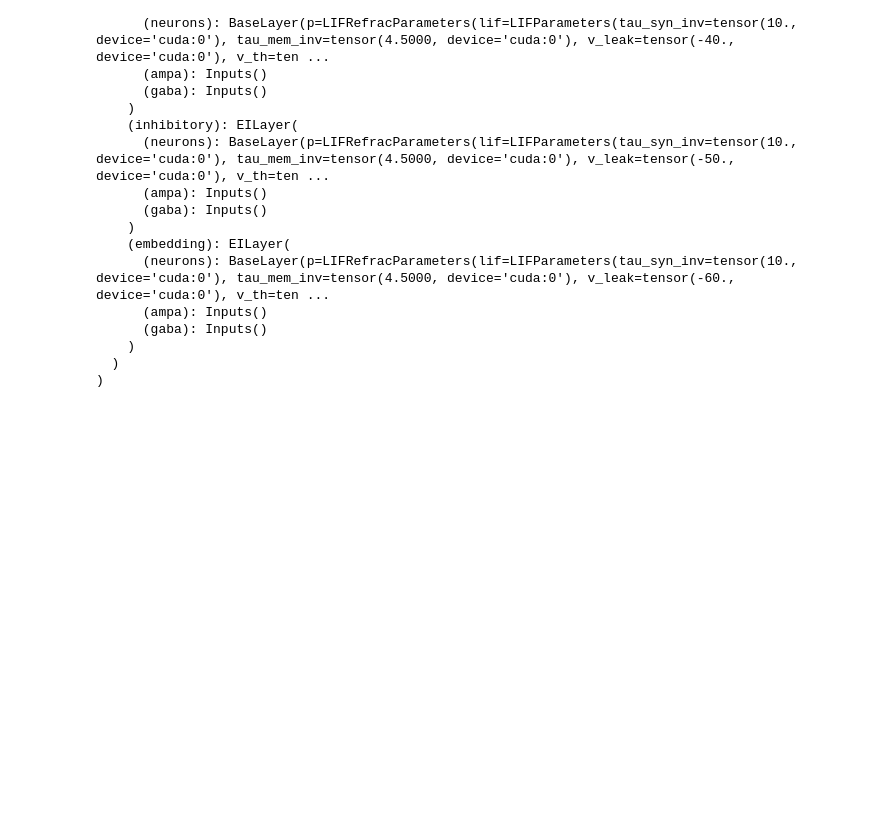
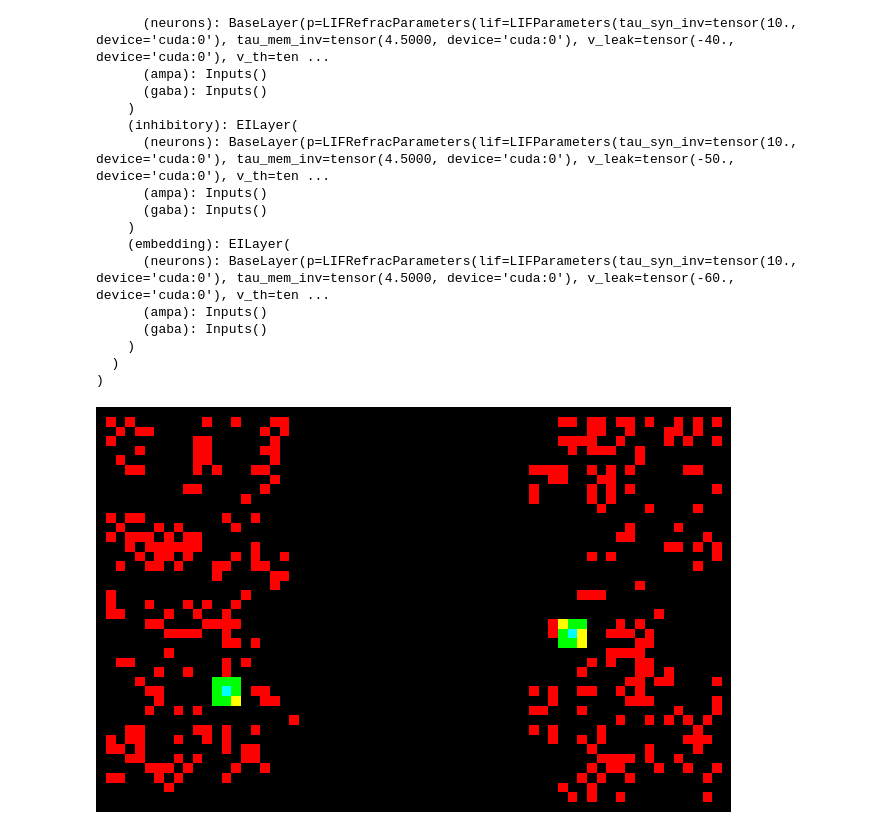
Before and after one commit to BorjaEst/spatial-navigation, a Jupyter notebook: notebooks/EHC-Navigation.ipynb, the cells around one changed output. Saved outputs shown, nothing was run; the diff lists cells and outputs as text; code cells hidden in the pictures; blank space fills up the shorter version.

```diff
--- a/notebooks/EHC-Navigation.ipynb
+++ b/notebooks/EHC-Navigation.ipynb
@@ -46,0 +40,14 @@ def signal_loader(n, i1=0.0, i2=0.0):
+# %%
+fig, ax = plt.subplots(1, 2, figsize=(10, 5))
+maces = [spnav_maces.random(size=(40, 20), num_points=200) for _ in range(2)]
+
+for i, mace in enumerate(maces):
+    agent_position = spnav_maces.free(mace)  # Get a free position for the agent
+    near_area = spnav_maces.near(mace, agent_position)  # Get the near area around the agent
+
+    # Combine mace, agent position, and near area for visualization
+    spnav_maces.plot(mace, position=agent_position, near_area=near_area, ax=ax[i])
+
+plt.show()
+# %% [output]
+[figure, added]
```
Also changed, not shown: parts of 7 cells of this notebook.
